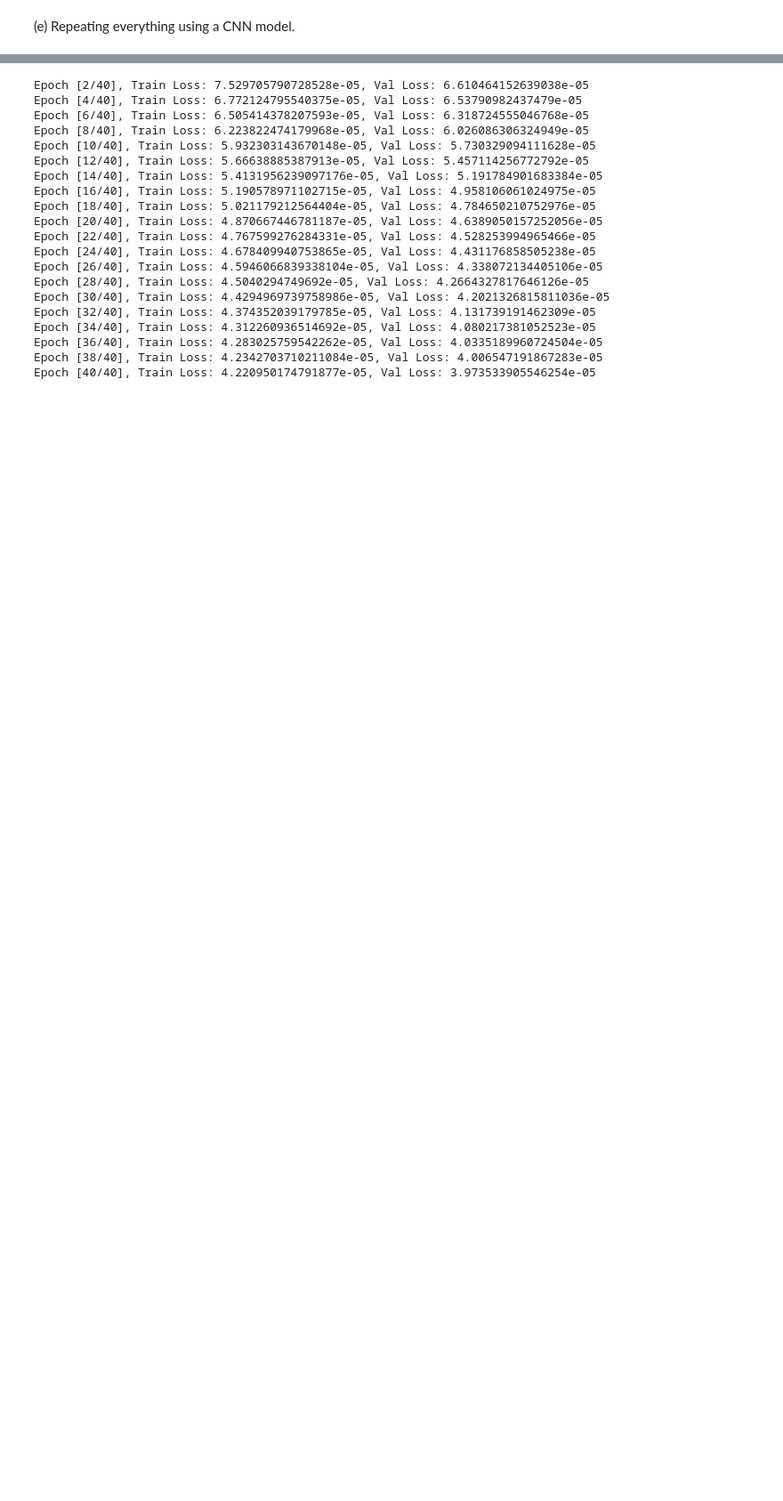
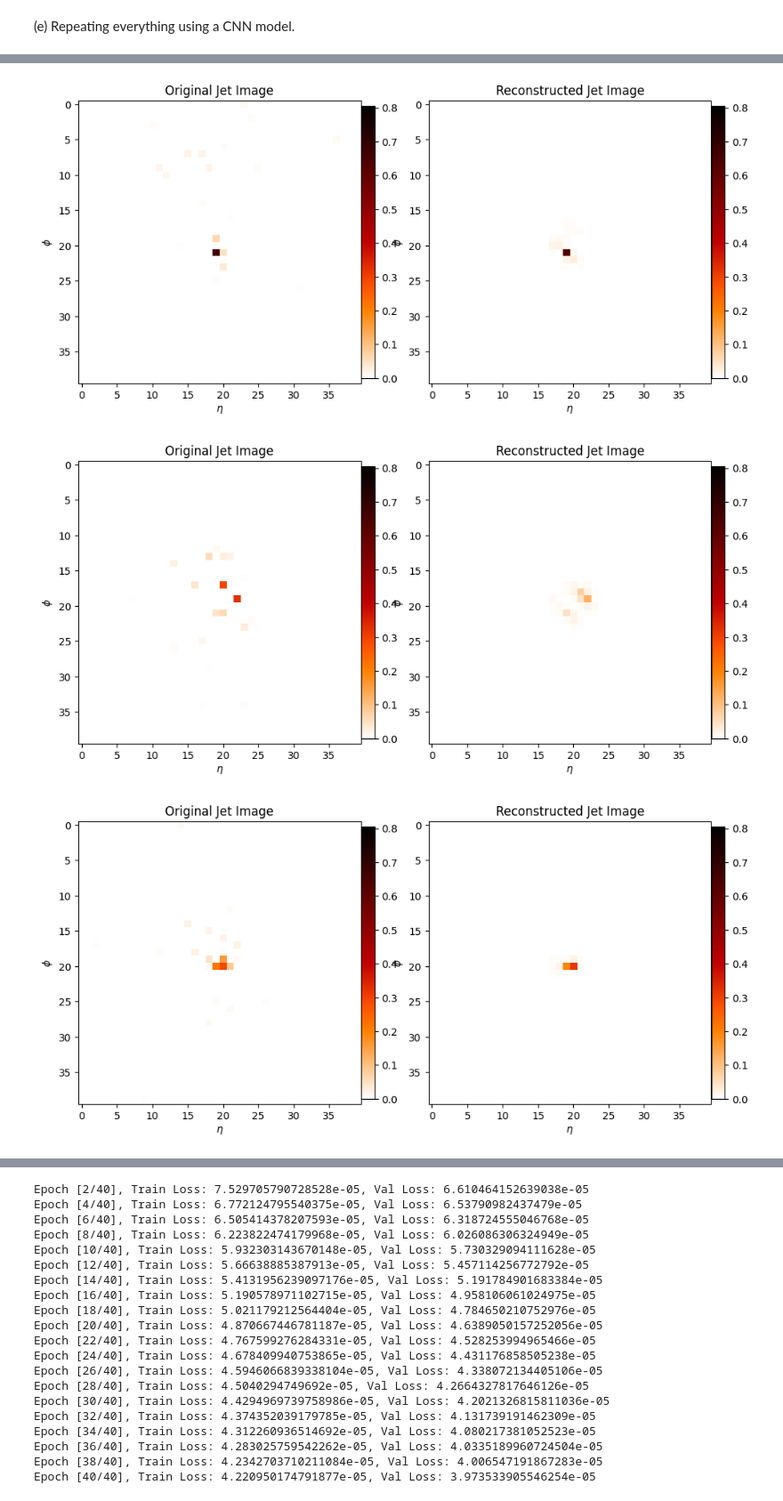
Before and after one commit to neelkanthrawat/mlph2023-Exercises, a Jupyter notebook: sheet08.ipynb, the cells around one changed output, grey strips where cells are left out. Shown at 89% size. Saved outputs shown, nothing was run; the diff lists cells and outputs as text; code cells hidden in the pictures; blank space fills up the shorter version.

```diff
--- a/sheet08.ipynb
+++ b/sheet08.ipynb
@@ -987,0 +1267,7 @@ plt.show()
+# %%
+visualize_reconstruction_cnn(model=autoencoder_cnn, dataloader=qcd_dataloader_val,seed=seed_qcd_val,
+                         separate_colorplots=True,num_examples=4, device=device)
+# %% [output]
+[figure, added]
+[figure, added]
+[figure, added]
```
Also changed, not shown: parts of 26 cells of this notebook.
